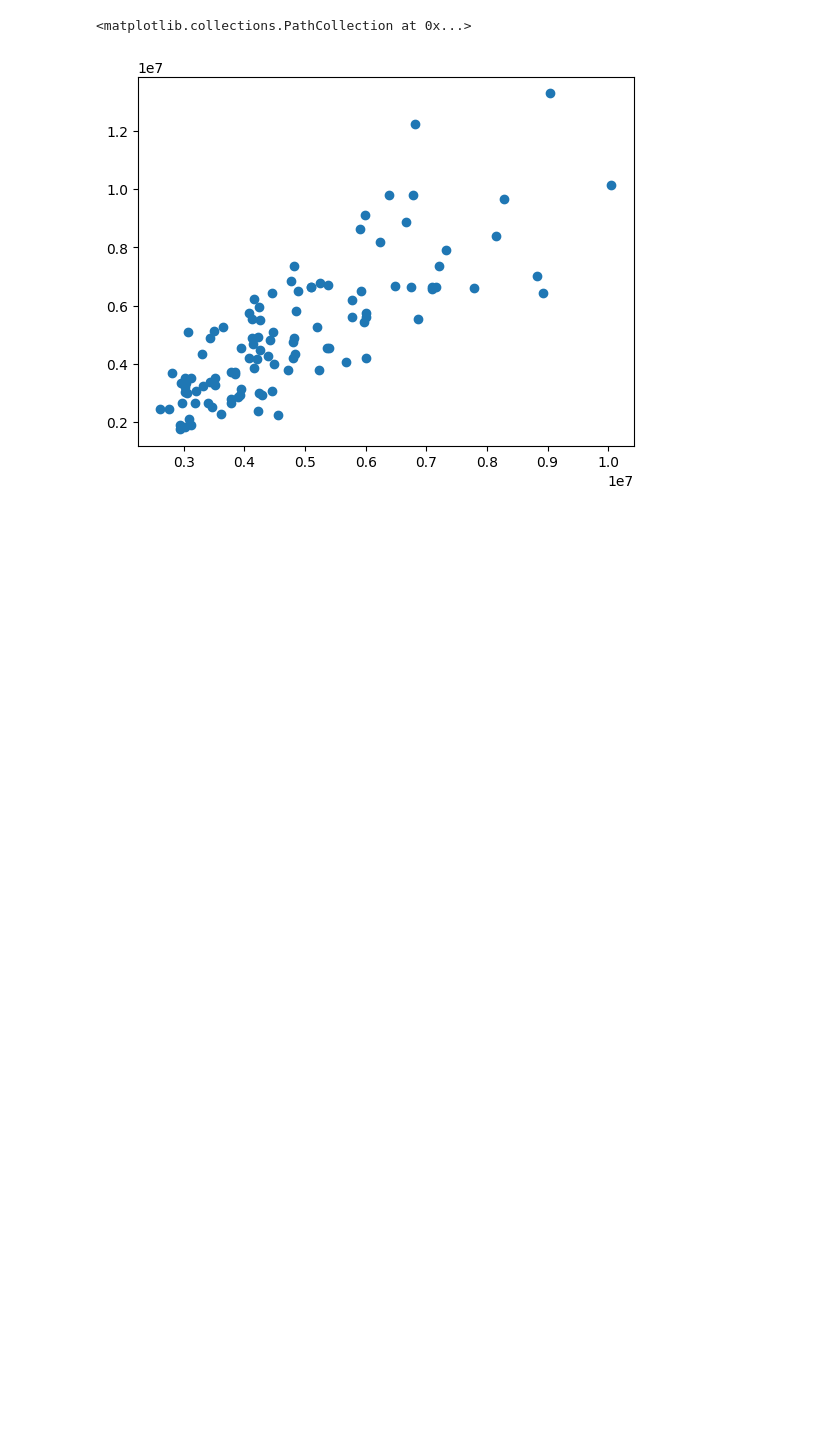
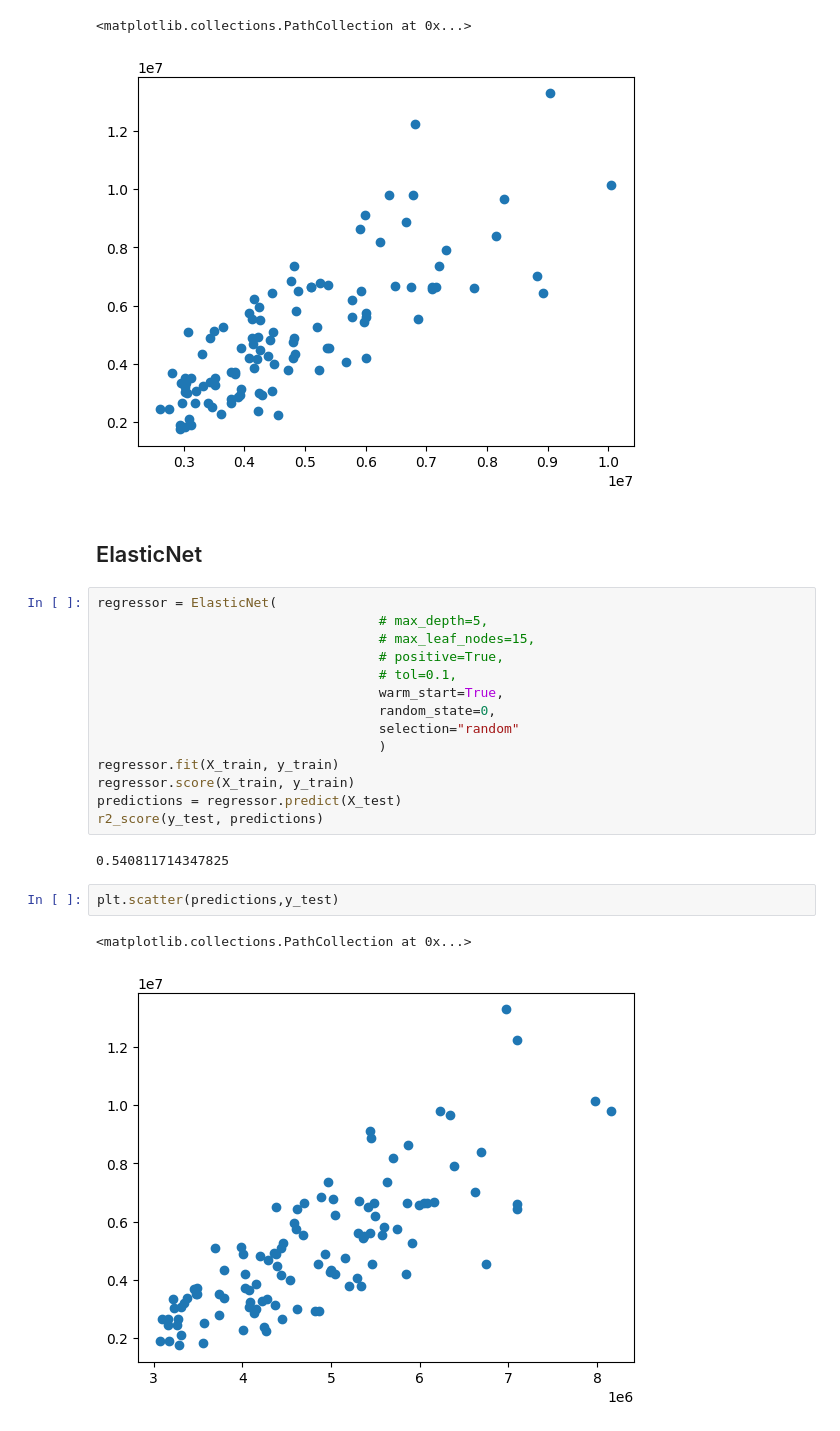
Before and after one commit to AdenierOsorto/ml-course, a Jupyter notebook: project/project.ipynb, the cells around one changed output. Drawn from its saved outputs; the diff is of its cells as text; blank space fills up the shorter version.

```diff
--- a/project/project.ipynb
+++ b/project/project.ipynb
@@ -601,3 +601,26 @@ plt.scatter(predictions,y_test)
 # %% [output]
 <matplotlib.collections.PathCollection at 0x...>
 [figure]
+# %% [markdown]
+## ElasticNet
+# %%
+regressor = ElasticNet(
+                                    # max_depth=5,
+                                    # max_leaf_nodes=15,
+                                    # positive=True,
+                                    # tol=0.1,
+                                    warm_start=True,
+                                    random_state=0,
+                                    selection="random"
+                                    )
+regressor.fit(X_train, y_train)
+regressor.score(X_train, y_train)
+predictions = regressor.predict(X_test)
+r2_score(y_test, predictions)
+# %% [output]
+0.540811714347825
+# %%
+plt.scatter(predictions,y_test)
+# %% [output]
+<matplotlib.collections.PathCollection at 0x...>
+[figure, added]
```
Also changed, not shown: 1 other file.
